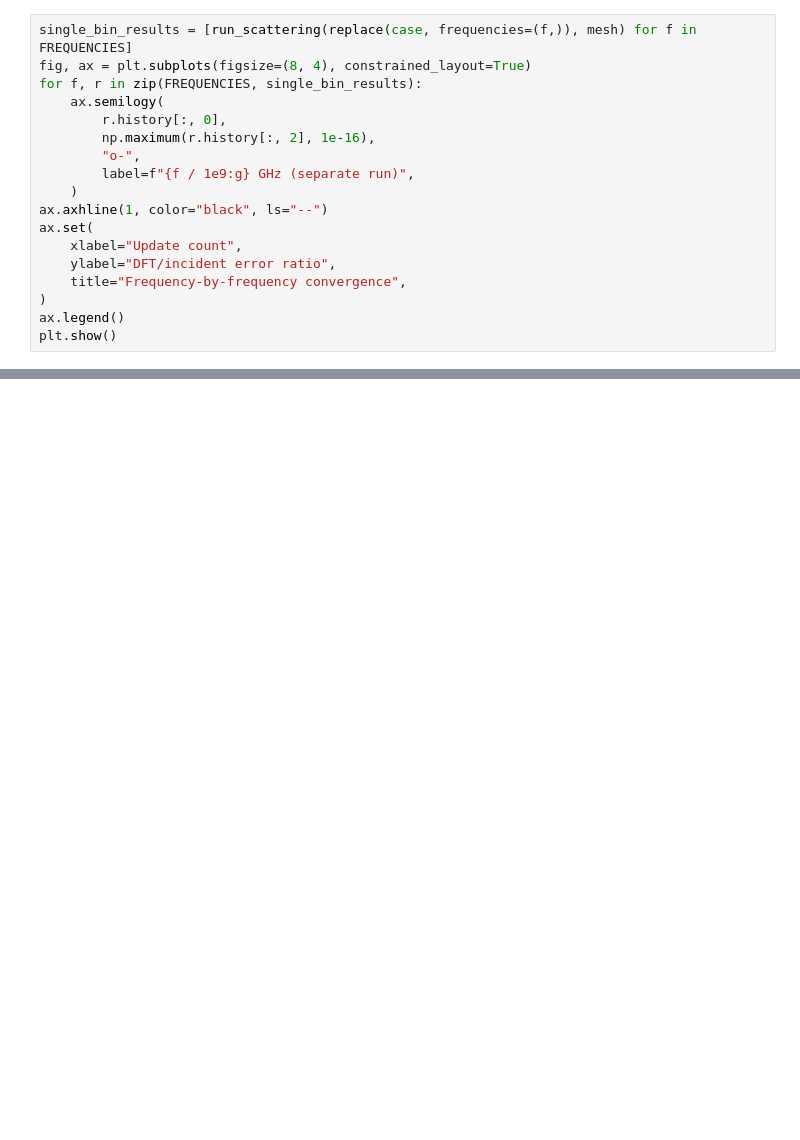
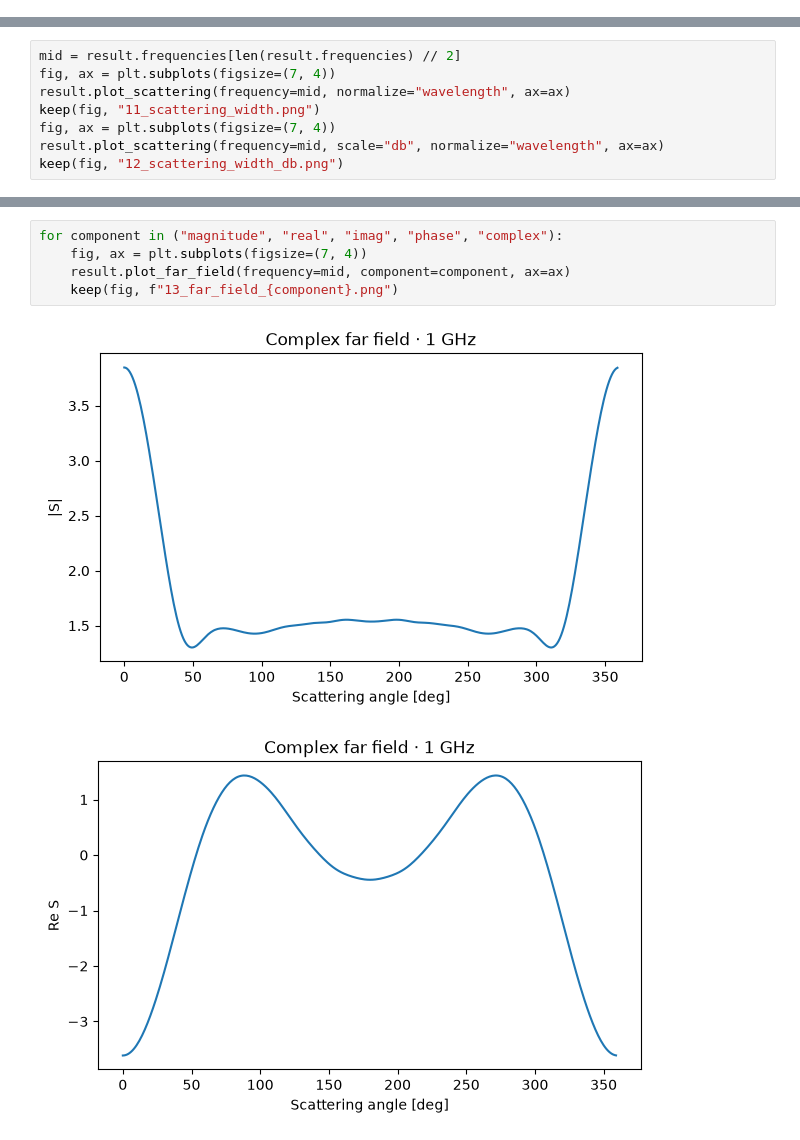
Before and after one commit to SolverNotConverging/FDTD_ML, a Jupyter notebook: notebooks/02_gpu_scattering_and_far_field.ipynb, the cells around one changed output, grey strips where cells are left out. Saved outputs shown, nothing was run; the diff lists cells and outputs as text; blank space fills up the shorter version.

```diff
--- a/notebooks/02_gpu_scattering_and_far_field.ipynb
+++ b/notebooks/02_gpu_scattering_and_far_field.ipynb
@@ -89,18 +27,0 @@ they are not hidden per-bin history from the previous run. Each trace still incl
-# %%
-single_bin_results = [run_scattering(replace(case, frequencies=(f,)), mesh) for f in FREQUENCIES]
-fig, ax = plt.subplots(figsize=(8, 4), constrained_layout=True)
-for f, r in zip(FREQUENCIES, single_bin_results):
-    ax.semilogy(
-        r.history[:, 0],
-        np.maximum(r.history[:, 2], 1e-16),
-        "o-",
-        label=f"{f / 1e9:g} GHz (separate run)",
-    )
-ax.axhline(1, color="black", ls="--")
-ax.set(
-    xlabel="Update count",
-    ylabel="DFT/incident error ratio",
-    title="Frequency-by-frequency convergence",
-)
-ax.legend()
-plt.show()
@@ -200,0 +59,8 @@ Repeat at finer spatial resolution and check contour/PML sensitivity before gene
+# %%
+mid = result.frequencies[len(result.frequencies) // 2]
+fig, ax = plt.subplots(figsize=(7, 4))
+result.plot_scattering(frequency=mid, normalize="wavelength", ax=ax)
+keep(fig, "11_scattering_width.png")
+fig, ax = plt.subplots(figsize=(7, 4))
+result.plot_scattering(frequency=mid, scale="db", normalize="wavelength", ax=ax)
+keep(fig, "12_scattering_width_db.png")
@@ -200,0 +77,8 @@ Repeat at finer spatial resolution and check contour/PML sensitivity before gene
+# %%
+for component in ("magnitude", "real", "imag", "phase", "complex"):
+    fig, ax = plt.subplots(figsize=(7, 4))
+    result.plot_far_field(frequency=mid, component=component, ax=ax)
+    keep(fig, f"13_far_field_{component}.png")
+# %% [output]
+[figure, added]
+[figure, added]
```
Also changed, not shown: parts of 27 cells of this notebook, 23 other files.
